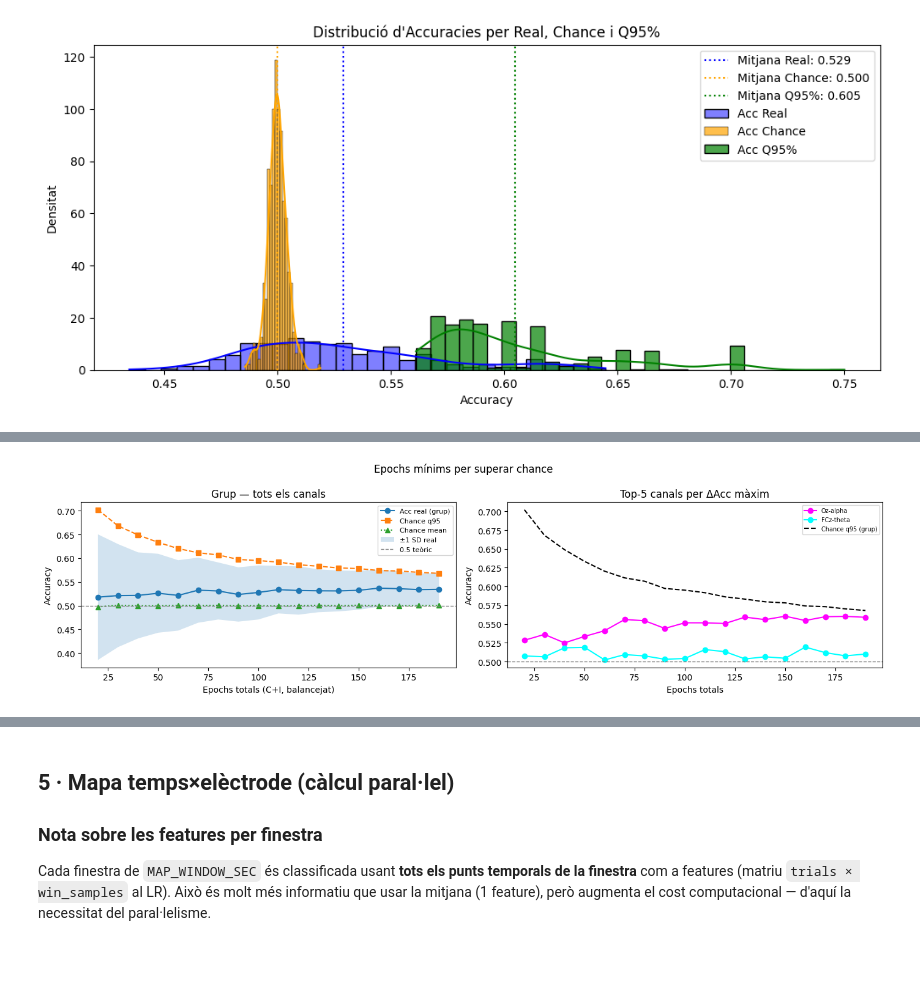
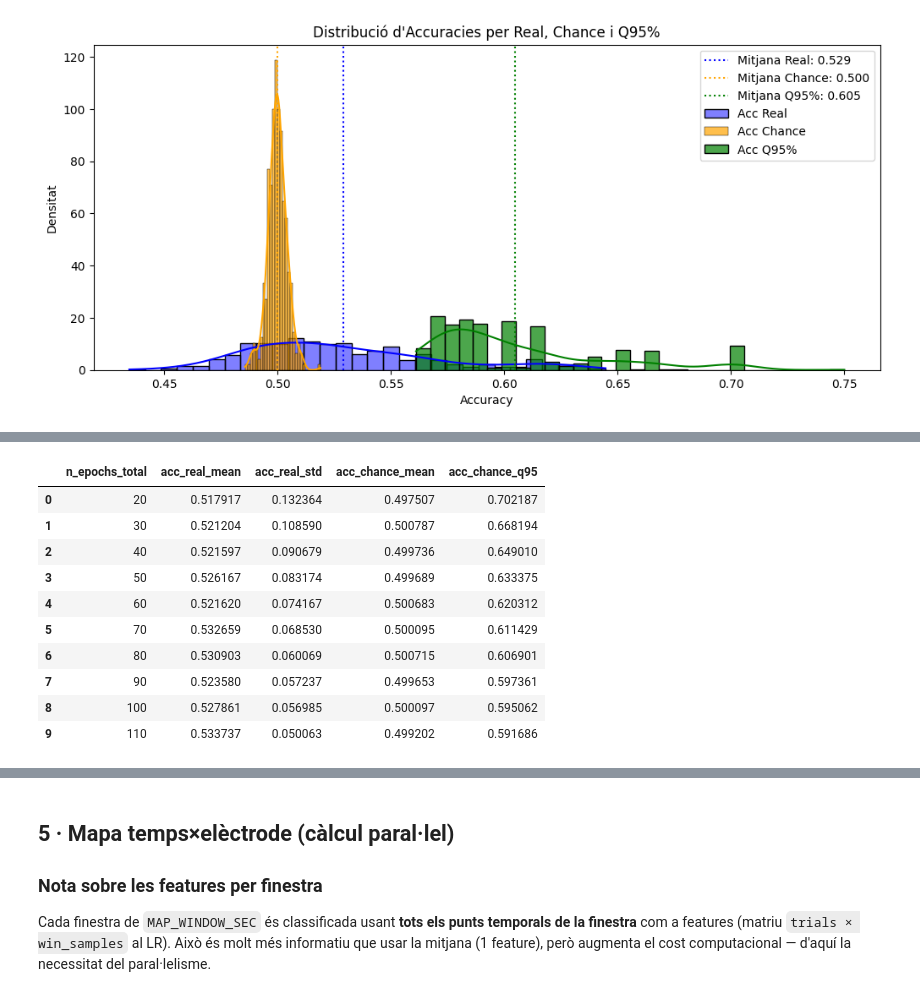
Before and after one commit to nilsduran/TFG, a Jupyter notebook: src/notebooks/03_chance_level.ipynb, the cells around one changed output, grey strips where cells are left out. Saved outputs shown, nothing was run; the diff lists cells and outputs as text; code cells hidden in the pictures; blank space fills up the shorter version.

Commit message:
chance level presentable 20 abril

```diff
--- a/src/notebooks/03_chance_level.ipynb
+++ b/src/notebooks/03_chance_level.ipynb
@@ -83,7 +81,7 @@ Cores disponibles: 8
 ## Configuració
 # %%
 TASK_TAG = "c_vs_i_FCz_theta_Oz_alpha"
-RECALCULAR_CHANCE_LEVEL = True
+RECALCULAR_CHANCE_LEVEL = False
 ANALYSIS_WINDOW = (0.5, 1.0)
 
 # Definició compacta: (elèctrode, banda)
@@ -578,5 +574,5 @@ plt.show()
 # %%
-# Mitjana de grup (tots els canals)
+# Resum numèric de la graella d'epochs
 grp = (
     df_epochs.groupby("n_epochs_total")
     .agg(
@@ -588,57 +584,24 @@ grp = (
     .reset_index()
 )
 
-fig, axes = plt.subplots(1, 2, figsize=(14, 4))
+df_surpass = df_epochs[df_epochs["acc_real_mean"] > df_epochs["acc_chance_q95"]]
 
-# Esquerre: grup
-ax = axes[0]
-ax.plot(grp["n_epochs_total"], grp["acc_real_mean"], "o-", label="Acc real (grup)")
-ax.plot(grp["n_epochs_total"], grp["acc_chance_q95"], "s--", label="Chance q95")
-ax.plot(grp["n_epochs_total"], grp["acc_chance_mean"], "^:", label="Chance mean")
-ax.fill_between(
-    grp["n_epochs_total"],
-    grp["acc_real_mean"] - grp["acc_real_std"],
-    grp["acc_real_mean"] + grp["acc_real_std"],
-    alpha=0.2,
-    label="±1 SD real",
-)
-ax.axhline(0.5, linestyle="--", color="gray", linewidth=1, label="0.5 teòric")
-ax.set(xlabel="Epochs totals (C+I, balancejat)", ylabel="Accuracy", title="Grup — tots els canals")
-ax.legend(fontsize=8)
+print("Resum de rendiment (graella epochs):")
+print(f"- Files totals: {len(df_epochs)}")
+print(f"- Subjectes únics: {df_epochs['subject'].nunique()}")
+print(f"- Electrodos únics: {df_epochs['electrode'].nunique()}")
+print(f"- n_epochs provats: {sorted(df_epochs['n_epochs_total'].unique().tolist())}")
+print(f"- Acc real mitjana global: {df_epochs['acc_real_mean'].mean():.4f}")
+print(f"- Chance q95 mitjana global: {df_epochs['acc_chance_q95'].mean():.4f}")
 
-# Dreta:
-ax = axes[1]
-ax.plot(
-    df_epochs[df_epochs["electrode"] == "Oz-alpha"].groupby(df_epochs["n_epochs_total"])["acc_real_mean"].mean(),
-    "o-",
-    label="Oz-alpha",
-    color="magenta",
-)
-ax.plot(
-    df_epochs[df_epochs["electrode"] == "FCz-theta"].groupby(df_epochs["n_epochs_total"])["acc_real_mean"].mean(),
-    "o-",
-    label="FCz-theta",
-    color="cyan",
-)
-q95_line = grp.set_index("n_epochs_total")["acc_chance_q95"]
-ax.plot(q95_line.index, q95_line.values, "k--", linewidth=1.5, label="Chance q95 (grup)")
-ax.axhline(0.5, linestyle="--", color="gray", linewidth=1)
-ax.set(xlabel="Epochs totals", ylabel="Accuracy", title="Top-5 canals per ΔAcc màxim")
-ax.legend(fontsize=7)
-
-plt.suptitle("Epochs mínims per superar chance", fontsize=12)
-plt.tight_layout()
-plt.show()
-
-# Resum
-df_surpass = df_epochs[df_epochs["acc_real_mean"] > df_epochs["acc_chance_q95"]]
 if not df_surpass.empty:
-    print(f"Mínim d'epochs per superar q95: {df_surpass['n_epochs_total'].min()}")
+    print(f"- Mínim d'epochs per superar q95: {int(df_surpass['n_epochs_total'].min())}")
     print(
-        f"Combinacions (subj, canal, n) que superen q95: "
-        f"{len(df_surpass)}/{len(df_epochs)} ({100*len(df_surpass)/len(df_epochs):.1f}%)"
+        f"- Combinacions que superen q95: {len(df_surpass)}/{len(df_epochs)} "
+        f"({100*len(df_surpass)/len(df_epochs):.1f}%)"
     )
 else:
-    print("Cap combinació supera el chance q95 en la graella actual.")
+    print("- Cap combinació supera el chance q95 en la graella actual.")
+
+display(grp.head(10))
 # %% [output]
-[figure, removed]
@@ -646,0 +617,11 @@ Combinacions (subj, canal, n) que superen q95: 45/432 (10.4%)
+|  | n_epochs_total | acc_real_mean | acc_real_std | acc_chance_mean | acc_chance_q95 |
+| 0 | 20 | 0.517917 | 0.132364 | 0.497507 | 0.702187 |
+| 1 | 30 | 0.521204 | 0.108590 | 0.500787 | 0.668194 |
+| 2 | 40 | 0.521597 | 0.090679 | 0.499736 | 0.649010 |
+| 3 | 50 | 0.526167 | 0.083174 | 0.499689 | 0.633375 |
+| 4 | 60 | 0.521620 | 0.074167 | 0.500683 | 0.620312 |
+| 5 | 70 | 0.532659 | 0.068530 | 0.500095 | 0.611429 |
+| 6 | 80 | 0.530903 | 0.060069 | 0.500715 | 0.606901 |
+| 7 | 90 | 0.523580 | 0.057237 | 0.499653 | 0.597361 |
+| 8 | 100 | 0.527861 | 0.056985 | 0.500097 | 0.595062 |
+| 9 | 110 | 0.533737 | 0.050063 | 0.499202 | 0.591686 |
```
Also changed, not shown: parts of 13 cells of this notebook.
